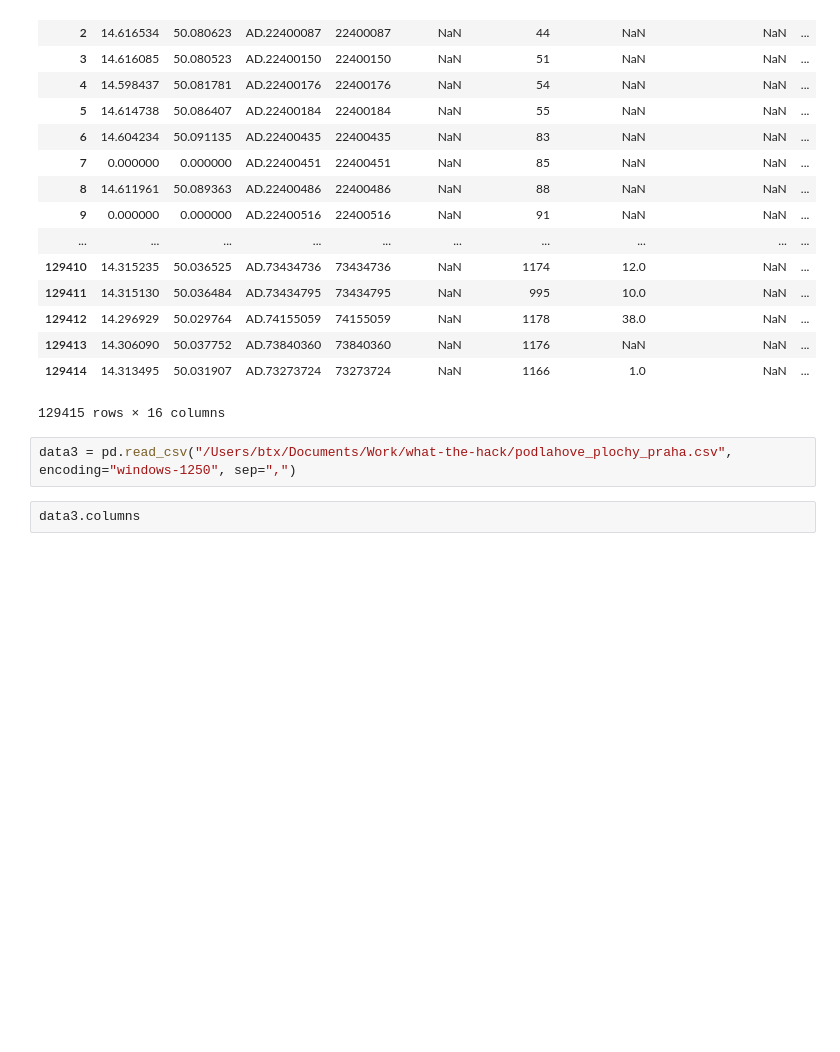
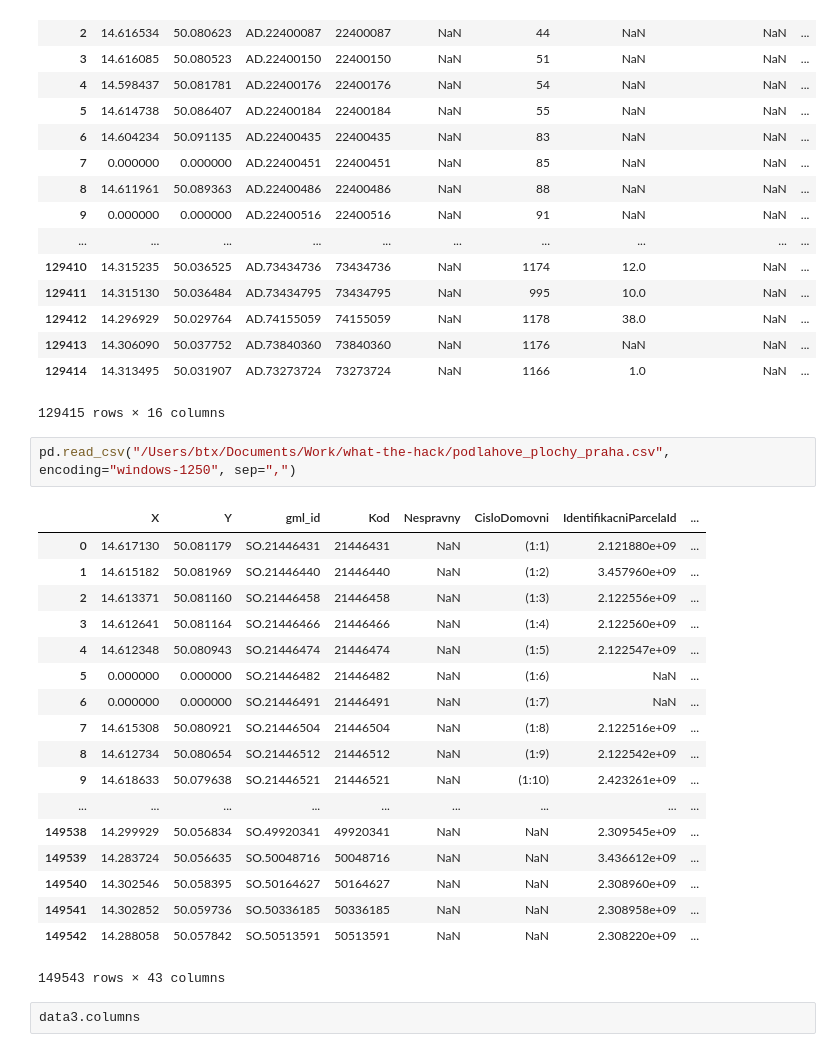
Before and after one commit to JendaPlhak/LocalData, a Jupyter notebook: notebooks/Untitled2.ipynb, the cells around one changed output. Cells and saved outputs as stored; diff of their text form; blank space fills up the shorter version.

```diff
--- a/notebooks/Untitled2.ipynb
+++ b/notebooks/Untitled2.ipynb
@@ -45,7 +43,26 @@ pd.read_csv("/Users/btx/Documents/Work/what-the-hack/adresni_mista_katastr_praha
 | 129414 | 14.313495 | 50.031907 | AD.73273724 | 73273724 | NaN | 1166 | 1.0 | NaN | ... |
 129415 rows × 16 columns
 # %%
-data3 = pd.read_csv("/Users/btx/Documents/Work/what-the-hack/podlahove_plochy_praha.csv", encoding="windows-1250", sep=",")
+pd.read_csv("/Users/btx/Documents/Work/what-the-hack/podlahove_plochy_praha.csv", encoding="windows-1250", sep=",")
+# %% [output]
+|  | X | Y | gml_id | Kod | Nespravny | CisloDomovni | IdentifikacniParcelaId | ... |
+| 0 | 14.617130 | 50.081179 | SO.21446431 | 21446431 | NaN | (1:1) | 2.121880e+09 | ... |
+| 1 | 14.615182 | 50.081969 | SO.21446440 | 21446440 | NaN | (1:2) | 3.457960e+09 | ... |
+| 2 | 14.613371 | 50.081160 | SO.21446458 | 21446458 | NaN | (1:3) | 2.122556e+09 | ... |
+| 3 | 14.612641 | 50.081164 | SO.21446466 | 21446466 | NaN | (1:4) | 2.122560e+09 | ... |
+| 4 | 14.612348 | 50.080943 | SO.21446474 | 21446474 | NaN | (1:5) | 2.122547e+09 | ... |
+| 5 | 0.000000 | 0.000000 | SO.21446482 | 21446482 | NaN | (1:6) | NaN | ... |
+| 6 | 0.000000 | 0.000000 | SO.21446491 | 21446491 | NaN | (1:7) | NaN | ... |
+| 7 | 14.615308 | 50.080921 | SO.21446504 | 21446504 | NaN | (1:8) | 2.122516e+09 | ... |
+| 8 | 14.612734 | 50.080654 | SO.21446512 | 21446512 | NaN | (1:9) | 2.122542e+09 | ... |
+| 9 | 14.618633 | 50.079638 | SO.21446521 | 21446521 | NaN | (1:10) | 2.423261e+09 | ... |
+| ... | ... | ... | ... | ... | ... | ... | ... | ... |
+| 149538 | 14.299929 | 50.056834 | SO.49920341 | 49920341 | NaN | NaN | 2.309545e+09 | ... |
+| 149539 | 14.283724 | 50.056635 | SO.50048716 | 50048716 | NaN | NaN | 3.436612e+09 | ... |
+| 149540 | 14.302546 | 50.058395 | SO.50164627 | 50164627 | NaN | NaN | 2.308960e+09 | ... |
+| 149541 | 14.302852 | 50.059736 | SO.50336185 | 50336185 | NaN | NaN | 2.308958e+09 | ... |
+| 149542 | 14.288058 | 50.057842 | SO.50513591 | 50513591 | NaN | NaN | 2.308220e+09 | ... |
+149543 rows × 43 columns
 # %%
 data3.columns
 # %% [output]
```
Also changed, not shown: parts of 2 cells of this notebook, 3 other files.
